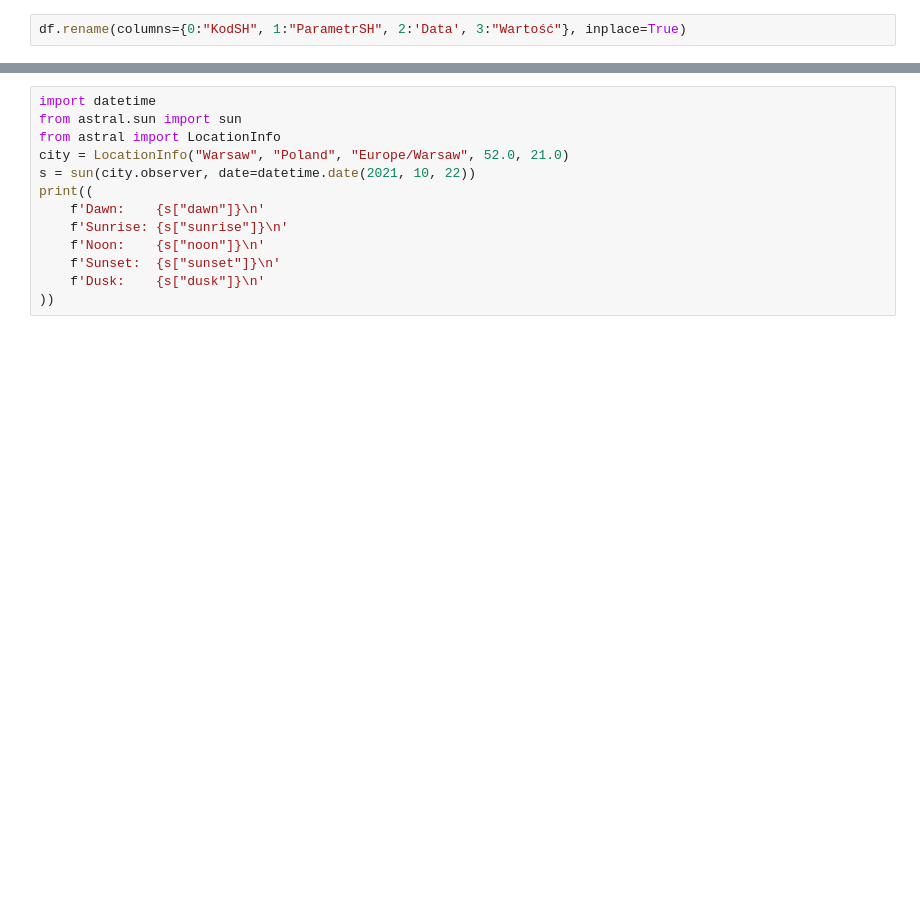
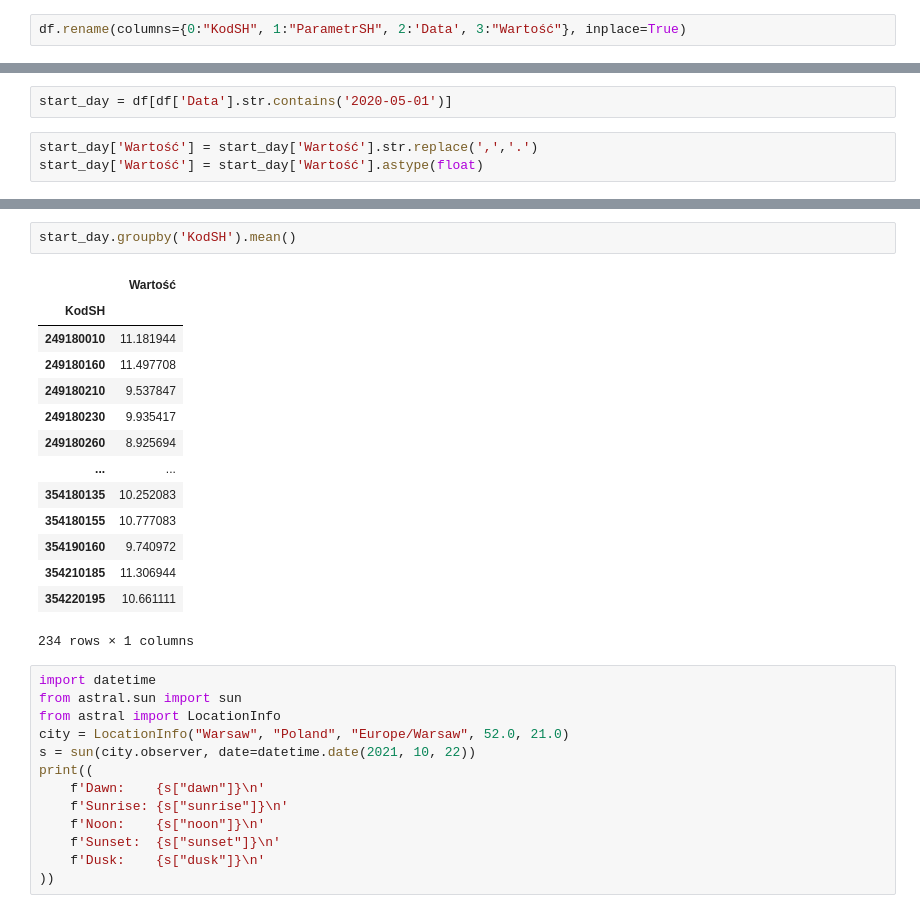
Before and after one commit to jakubGryzio/PAG_II, a Jupyter notebook: projekt1/projekt1.ipynb, the cells around one changed output, grey strips where cells are left out. Drawn from its saved outputs; the diff is of its cells as text; blank space fills up the shorter version.

```diff
--- a/projekt1/projekt1.ipynb
+++ b/projekt1/projekt1.ipynb
@@ -62,0 +56,5 @@ df.head()
+# %%
+start_day = df[df['Data'].str.contains('2020-05-01')]
+# %%
+start_day['Wartość'] = start_day['Wartość'].str.replace(',','.')
+start_day['Wartość'] = start_day['Wartość'].astype(float)
@@ -63,3 +72,20 @@ df.head()
+# %%
+start_day.groupby('KodSH').mean()
+# %% [output]
+|  | Wartość |
+| KodSH |  |
+| 249180010 | 11.181944 |
+| 249180160 | 11.497708 |
+| 249180210 | 9.537847 |
+| 249180230 | 9.935417 |
+| 249180260 | 8.925694 |
+| ... | ... |
+| 354180135 | 10.252083 |
+| 354180155 | 10.777083 |
+| 354190160 | 9.740972 |
+| 354210185 | 11.306944 |
+| 354220195 | 10.661111 |
+234 rows × 1 columns
 # %%
 import datetime
 from astral.sun import sun
```
Also changed, not shown: parts of 11 cells of this notebook.
